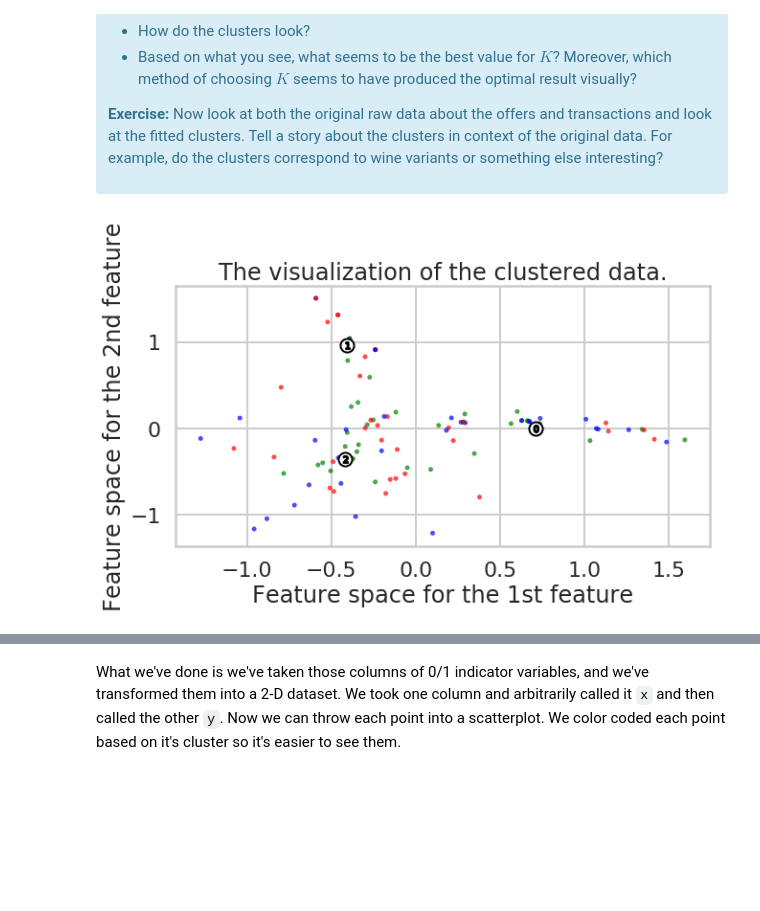
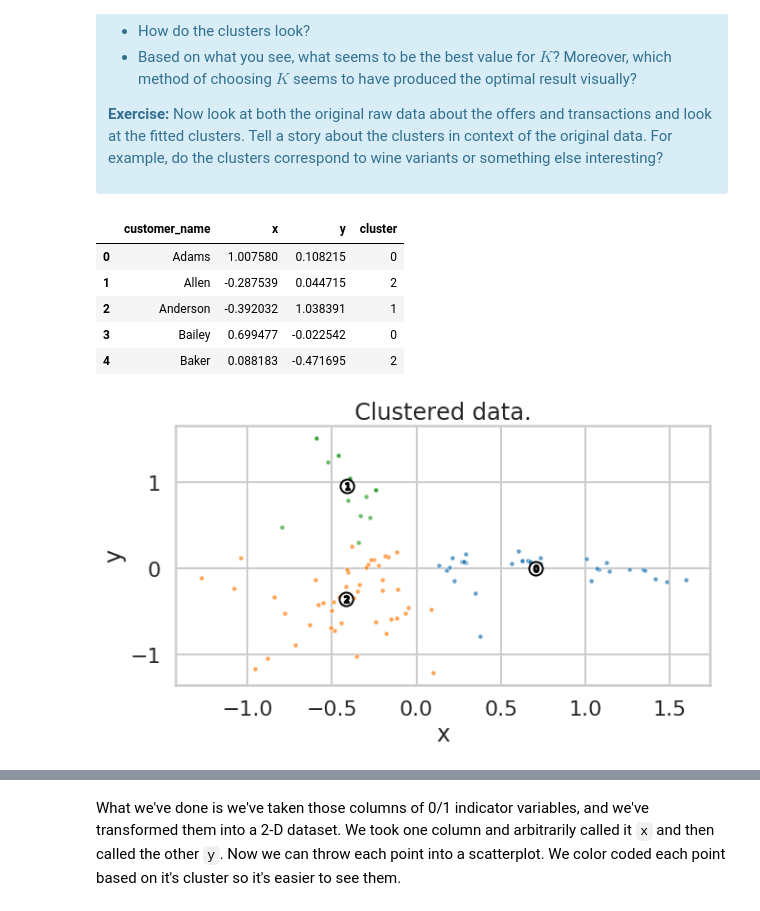
Before and after one commit to sv650s/springboard, a Jupyter notebook: aic-8_2_10_clustering-mini-project/Mini_Project_Clustering.ipynb, the cells around one changed output, grey strips where cells are left out. Cells and saved outputs as stored; diff of their text form; code cells hidden in the pictures; blank space fills up the shorter version.

```diff
--- a/aic-8_2_10_clustering-mini-project/Mini_Project_Clustering.ipynb
+++ b/aic-8_2_10_clustering-mini-project/Mini_Project_Clustering.ipynb
@@ -64,9 +64,9 @@ The first thing we need is a way to compare customers. To do this, we're going t
 #your turn
 import numpy as np
 merged_df = df_transactions.merge(df_offers["offer_id"], how="outer", on="offer_id")
-offer_matrix =  merged_df.pivot_table(values=["n"], index=["customer_name"], columns=["offer_id"],
+offer_df =  merged_df.pivot_table(values=["n"], index=["customer_name"], columns=["offer_id"],
                                       fill_value=0).reset_index()
-offer_matrix.head()
+offer_df.head()
 # %% [output]
 |  | customer_name | n |  |  |  |  |  |  |  |  | ... |
 | offer_id |  | 1 | 2 | 3 | 4 | 5 | 6 | 7 | 8 | 9 | ... |
@@ -119,7 +119,7 @@ Create a numpy matrix `x_cols` with only the columns representing the offers (i.
 # %%
 from sklearn.cluster import KMeans
 
-x_cols = offer_matrix.drop("customer_name", axis='columns')
+x_cols = offer_df.drop("customer_name", axis='columns')
 ss = {}
 predictions = {}
 centers_km = {}
@@ -361,35 +361,59 @@ This is only one use of PCA for dimension reduction. We can also use PCA when we
 
 <p><b>Exercise:</b> Now look at both the original raw data about the offers and transactions and look at the fitted clusters. Tell a story about the clusters in context of the original data. For example, do the clusters correspond to wine variants or something else interesting?</p>
 </div>
+# %%
+# convert feature matrix into columns
+from sklearn.decomposition import PCA
+
+pca = PCA(n_components=2)
+X = pca.fit_transform(x_cols)
+
+y = pd.Series(predictions[3])
+
+
+cluster3_df = pd.concat([offer_df["customer_name"],
+                         pd.DataFrame(X)],
+                        axis='columns').rename({0: "x", 1: "y"}, axis='columns')
+# have to split this into 2 commands since clusters column gets named to 0 as well
+cluster3_df = pd.concat([cluster3_df, pd.Series(y)],
+                        axis='columns').rename({0: "cluster"}, axis='columns')
+cluster3_df.head()
+# %% [output]
+|  | customer_name | x | y | cluster |
+| 0 | Adams | 1.007580 | 0.108215 | 0 |
+| 1 | Allen | -0.287539 | 0.044715 | 2 |
+| 2 | Anderson | -0.392032 | 1.038391 | 1 |
+| 3 | Bailey | 0.699477 | -0.022542 | 0 |
+| 4 | Baker | 0.088183 | -0.471695 | 2 |
 # %%
 #your turn
 from sklearn.decomposition import PCA
 
 pca = PCA(n_components=2)
 X = pca.fit_transform(x_cols)
 centers_2d = pca.transform(centers_km[3])
 
 f, a = plt.subplots(1,1, figsize=(10, 5))
 
 
 # 2nd Plot showing the actual clusters formed
 # colors = cm.nipy_spectral(predictions[3].astype(float) / 3)
-colors = ["b", "g", "r"]
-a.scatter(X[:, 0], X[:, 1], marker='.', s=100, lw=0, alpha=0.7,
-            c=colors, edgecolor='k')
+for i in cluster3_df['cluster'].unique():
+  sns.scatterplot(data=cluster3_df[cluster3_df.cluster == i],
+                 x="x", y="y", marker=".", s=100, alpha=0.7, ax=a)
 
 # Labeling the clusters
 # centers = centers_km[3]
 # Draw white circles at cluster centers
 a.scatter(centers_2d[:, 0], centers_2d[:, 1], marker='o',
             c="white", alpha=1, s=200, edgecolor='k')
 
 for i, c in enumerate(centers_2d):
     a.scatter(c[0], c[1], marker='$%d$' % i, alpha=1,
                 s=50, edgecolor='k')
 
 a.set_title("Clustered data.")
 
 plt.show()
 # %% [output]
-[figure, old version]
+[figure, new version]
```
Also changed, not shown: parts of 2 cells of this notebook.
